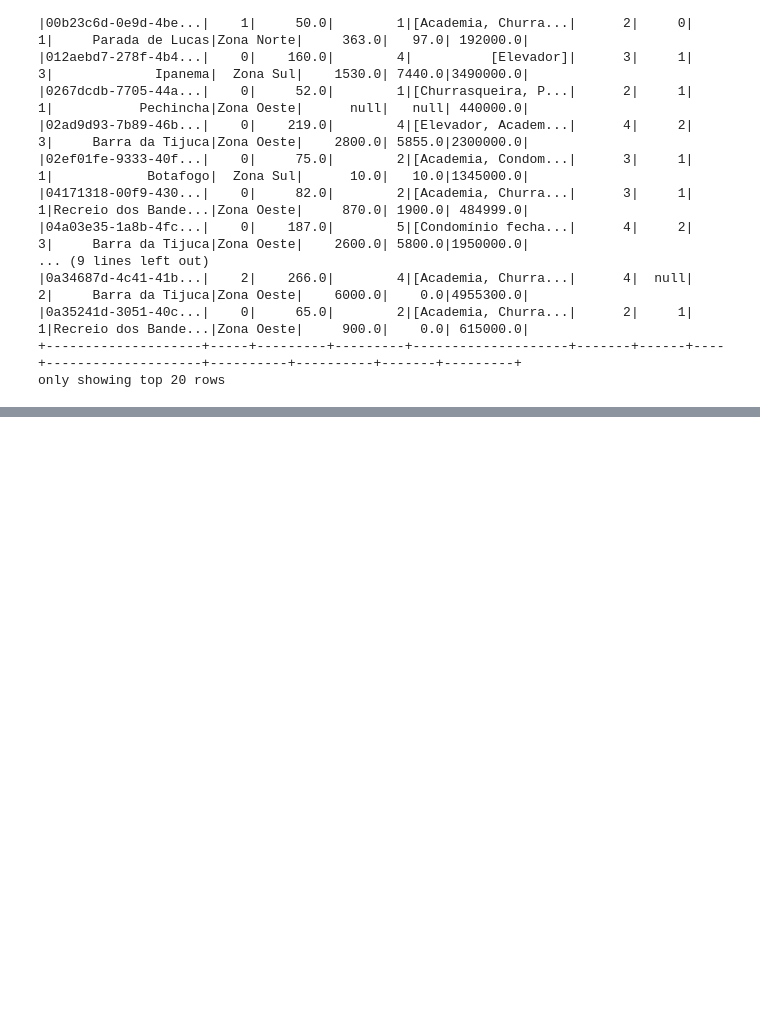
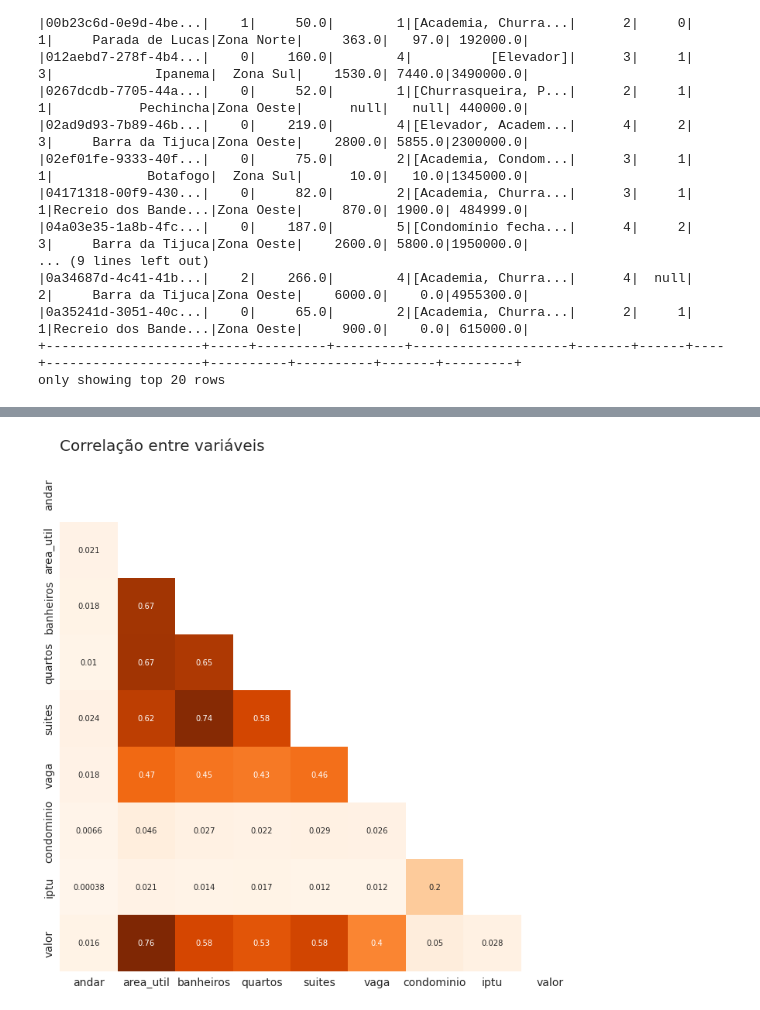
Before and after one commit to edinaldoab/challenge_data_science_2, a Jupyter notebook: notebooks/semana02_tratamento.ipynb, the cells around one changed output, grey strips where cells are left out. Cells and saved outputs as stored; diff of their text form; code cells hidden in the pictures; blank space fills up the shorter version.

```diff
--- a/notebooks/semana02_tratamento.ipynb
+++ b/notebooks/semana02_tratamento.ipynb
@@ -347,0 +603,11 @@ only showing top 20 rows
+# %%
+assembler = VectorAssembler(inputCols=input_col_corr,outputCol='features')
+# %%
+df = assembler.transform(data).select('features')
+# %%
+correlacao = Correlation.corr(df, 'features','pearson').collect()[0][0]
+# %%
+rows = correlacao.toArray().tolist()
+df = spark.createDataFrame(rows,input_col_corr)
+
+df.show(5)
@@ -347,0 +625,15 @@ only showing top 20 rows
+# %%
+import numpy as np
+import matplotlib.pyplot as plt
+import seaborn as sns
+
+corr = df.toPandas().set_index([input_col_corr])
+mask = np.zeros_like(corr)
+mask[np.triu_indices_from(mask)] = True
+with sns.axes_style("white"):
+    f, ax = plt.subplots(figsize=(12, 12))
+    ax = sns.heatmap(corr, mask=mask, fmt=".2",  annot=True, cbar=False, cmap='Oranges')
+    ax.tick_params(labelsize=14)
+    ax.set_title('Correlação entre variáveis', fontsize=20, loc='left', pad=20)
+# %% [output]
+[figure, added]
```
Also changed, not shown: parts of 40 cells of this notebook.
